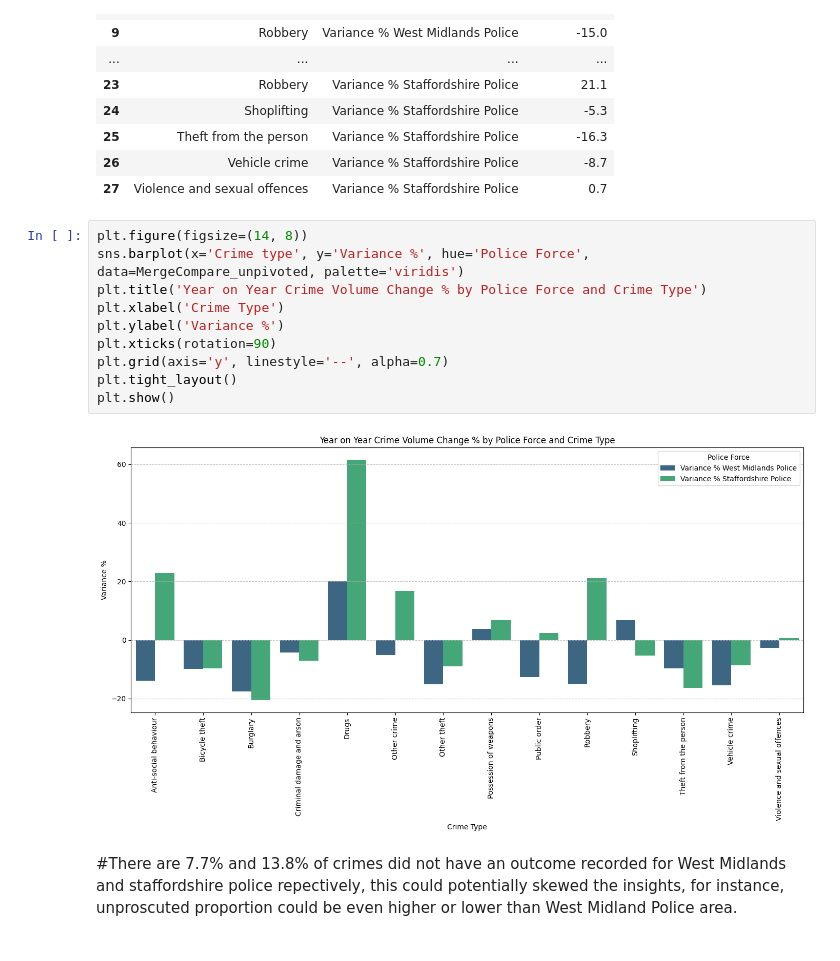
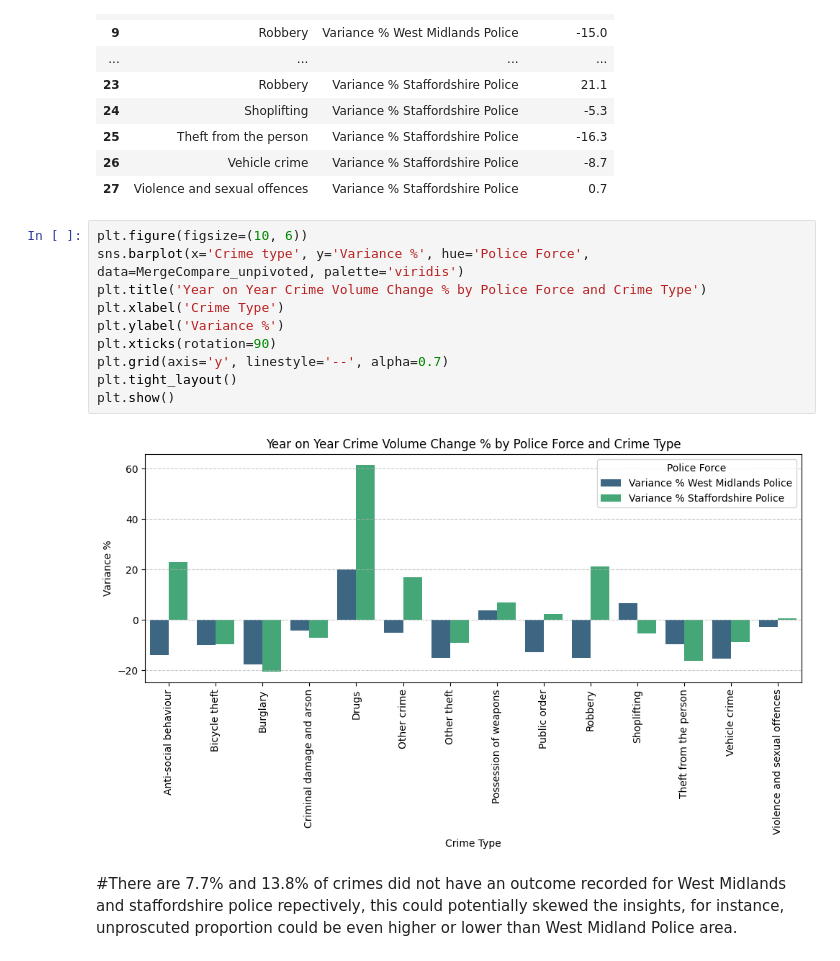
Before and after one commit to zhangwiki86-soton/L7---Data-Analysis-and-Visualisation, a Jupyter notebook: DRAFT Test Glob Final.ipynb, the cells around one changed output. Saved outputs shown, nothing was run; the diff lists cells and outputs as text.

```diff
--- a/DRAFT Test Glob Final.ipynb
+++ b/DRAFT Test Glob Final.ipynb
@@ -735,17 +735,17 @@ MergeCompare_unpivoted
 | 26 | Vehicle crime | Variance % Staffordshire Police | -8.7 |
 | 27 | Violence and sexual offences | Variance % Staffordshire Police | 0.7 |
 # %%
-plt.figure(figsize=(14, 8))
+plt.figure(figsize=(10, 6))
 sns.barplot(x='Crime type', y='Variance %', hue='Police Force', data=MergeCompare_unpivoted, palette='viridis')
 plt.title('Year on Year Crime Volume Change % by Police Force and Crime Type')
 plt.xlabel('Crime Type')
 plt.ylabel('Variance %')
 plt.xticks(rotation=90)
 plt.grid(axis='y', linestyle='--', alpha=0.7)
 plt.tight_layout()
 plt.show()
 # %% [output]
-[figure, old version]
+[figure, new version]
 # %% [markdown]
 #There are 7.7% and 13.8% of crimes did not have an outcome recorded for West Midlands and staffordshire police repectively, this could potentially skewed the insights, for instance, unproscuted proportion could be even higher or lower than West Midland Police area.
 # %% [markdown]
```
